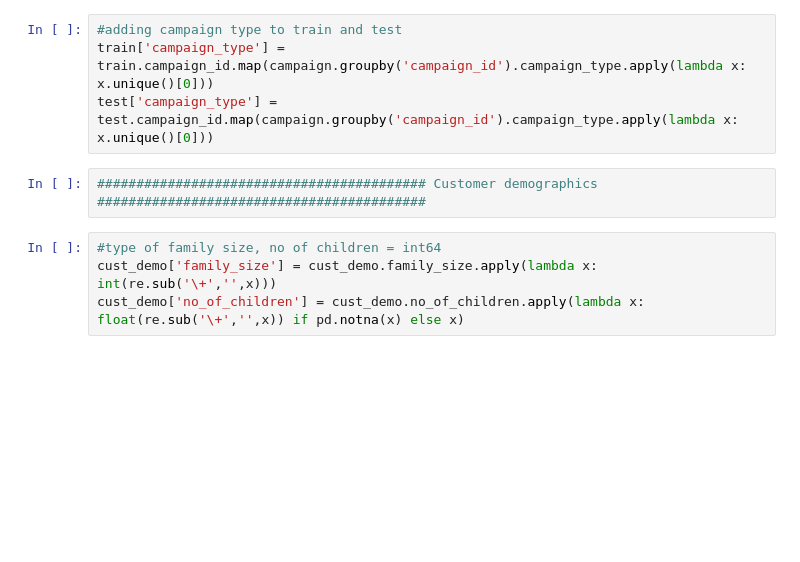
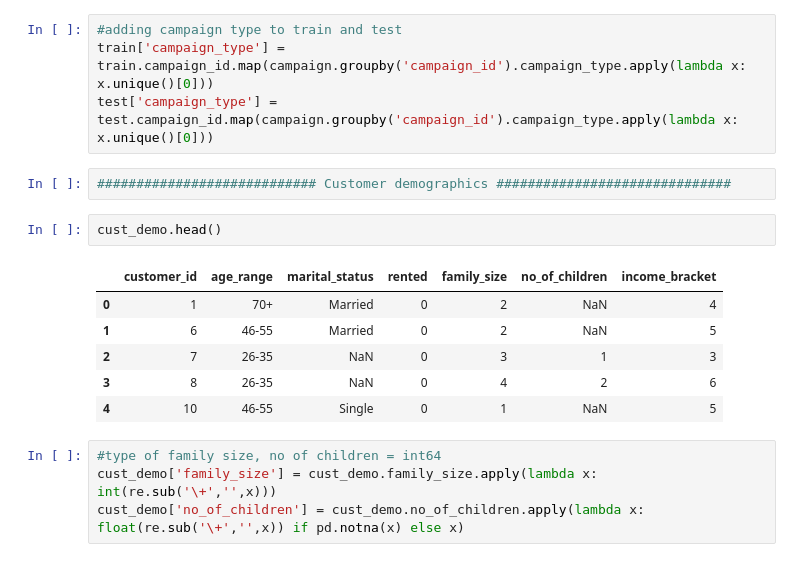
Before and after one commit to Patil-Sahil/AmExpert-2019-ML-Hackathon, a Jupyter notebook: AmexFinal.ipynb, the cells around one changed output. Cells and saved outputs as stored; diff of their text form; blank space fills up the shorter version.

```diff
--- a/AmexFinal.ipynb
+++ b/AmexFinal.ipynb
@@ -57,7 +78,16 @@ campaign['end_date'] = pd.to_datetime(campaign['end_date'], format = '%d/%m/%y')
 train['campaign_type'] = train.campaign_id.map(campaign.groupby('campaign_id').campaign_type.apply(lambda x: x.unique()[0]))
 test['campaign_type'] = test.campaign_id.map(campaign.groupby('campaign_id').campaign_type.apply(lambda x: x.unique()[0]))
 # %%
-########################################## Customer demographics ##########################################
+############################ Customer demographics ##############################
+# %%
+cust_demo.head()
+# %% [output]
+|  | customer_id | age_range | marital_status | rented | family_size | no_of_children | income_bracket |
+| 0 | 1 | 70+ | Married | 0 | 2 | NaN | 4 |
+| 1 | 6 | 46-55 | Married | 0 | 2 | NaN | 5 |
+| 2 | 7 | 26-35 | NaN | 0 | 3 | 1 | 3 |
+| 3 | 8 | 26-35 | NaN | 0 | 4 | 2 | 6 |
+| 4 | 10 | 46-55 | Single | 0 | 1 | NaN | 5 |
 # %%
 #type of family size, no of children = int64
 cust_demo['family_size'] = cust_demo.family_size.apply(lambda x: int(re.sub('\+','',x)))
```
Also changed, not shown: parts of 43 cells of this notebook.
